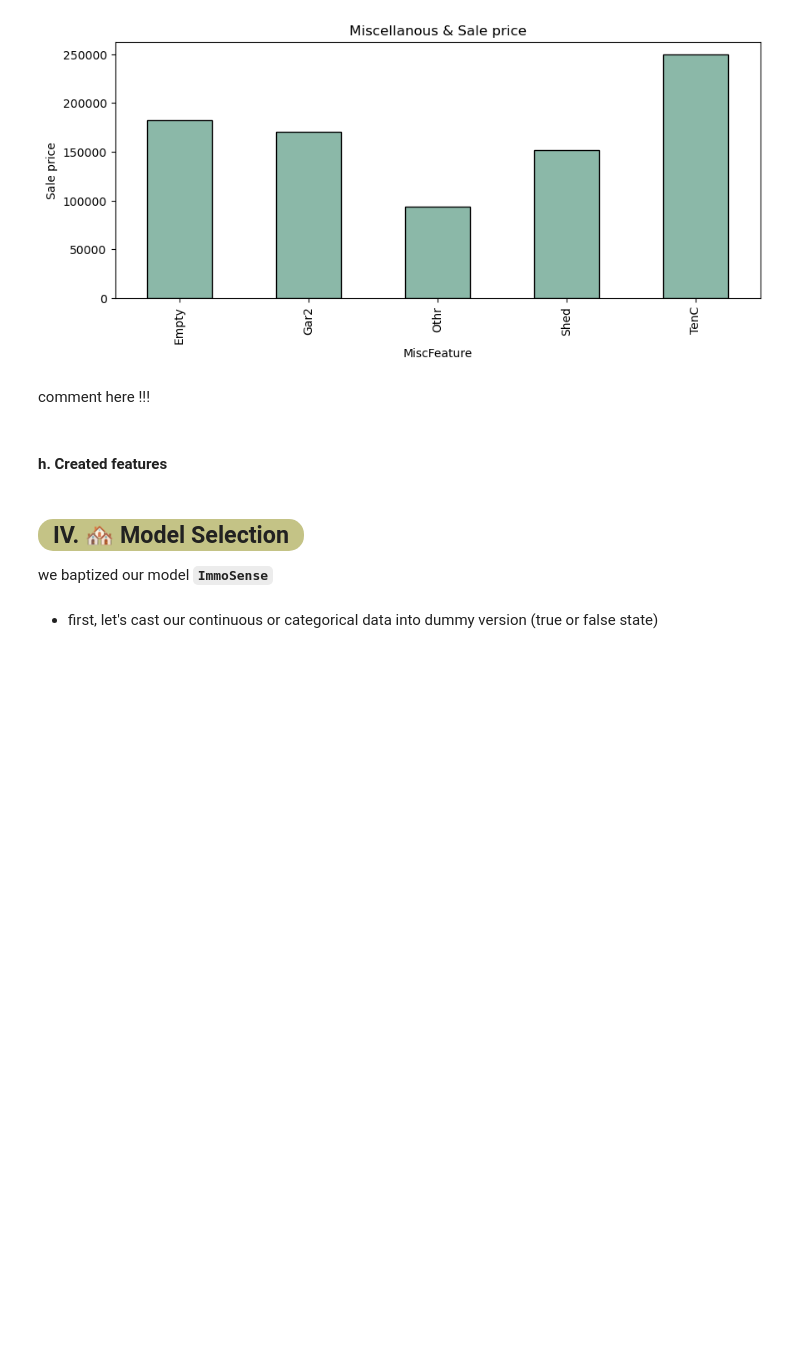
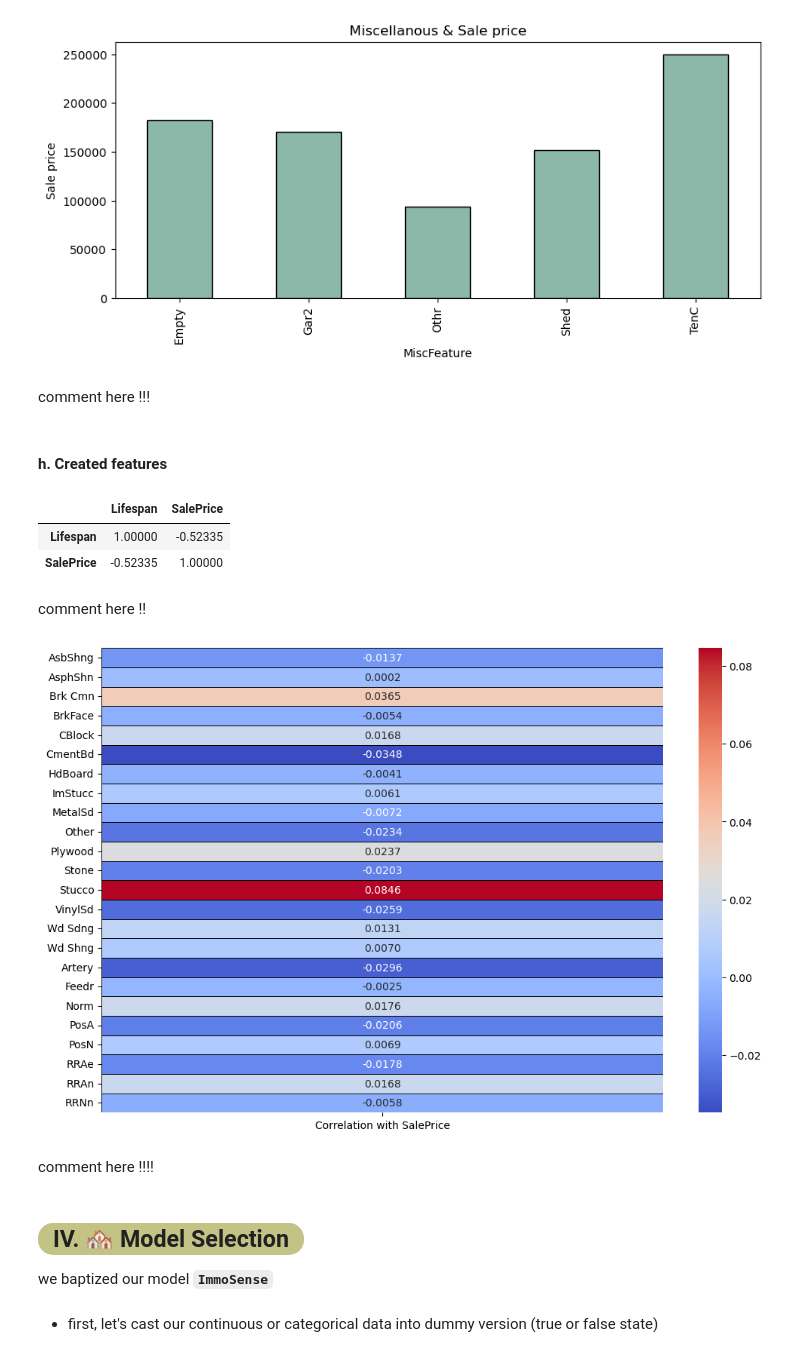
Before and after one commit to superMass14/immoSense, a Jupyter notebook: notebook/main.ipynb, the cells around one changed output. Saved outputs shown, nothing was run; the diff lists cells and outputs as text; code cells hidden in the pictures; blank space fills up the shorter version.

```diff
--- a/notebook/main.ipynb
+++ b/notebook/main.ipynb
@@ -446,7 +446,32 @@ comment here !!!
 # %% [markdown]
 #### h. Created features
 # %%
-#on process...
+created = df[["Exterior","Lifespan", "Condition", "SalePrice"]]
+created.loc[:,["Lifespan", "SalePrice"]].corr()
+# %% [output]
+|  | Lifespan | SalePrice |
+| Lifespan | 1.00000 | -0.52335 |
+| SalePrice | -0.52335 | 1.00000 |
+# %% [markdown]
+comment here !!
+# %%
+from sklearn.preprocessing import OneHotEncoder
+from itertools import chain
+import seaborn as sns
+
+enc = OneHotEncoder(handle_unknown="ignore")
+transformed = enc.fit_transform(df[["Exterior", "Condition"]])
+categories = list(chain(*enc.categories_))
+encoded = pd.DataFrame(transformed.toarray(), columns=categories)
+matrix = encoded.corrwith(df["SalePrice"]).to_frame()
+matrix.columns = ["Correlation with SalePrice"]
+plt.figure(figsize=(12, 8), edgecolor="black")
+sns.heatmap(matrix, annot=True, cmap='coolwarm', fmt=".4f", linewidths=0.5, linecolor="black")
+plt.show()
+# %% [output]
+[figure, added]
+# %% [markdown]
+comment here !!!!
 # %% [markdown]
 ## <span style="background:rgba(136, 134, 10, 0.49); border-radius: 15px; padding: 2px 15px; text_shadow: 2px 2px 5px black"> **IV. 🏘️ Model Selection**</span>
 we baptized our model **`ImmoSense`**
```
Also changed, not shown: parts of 8 cells of this notebook.
